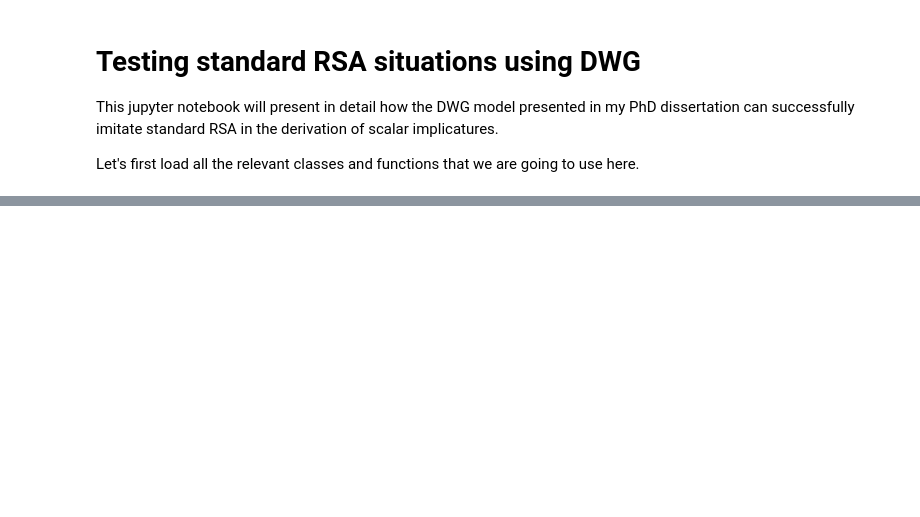
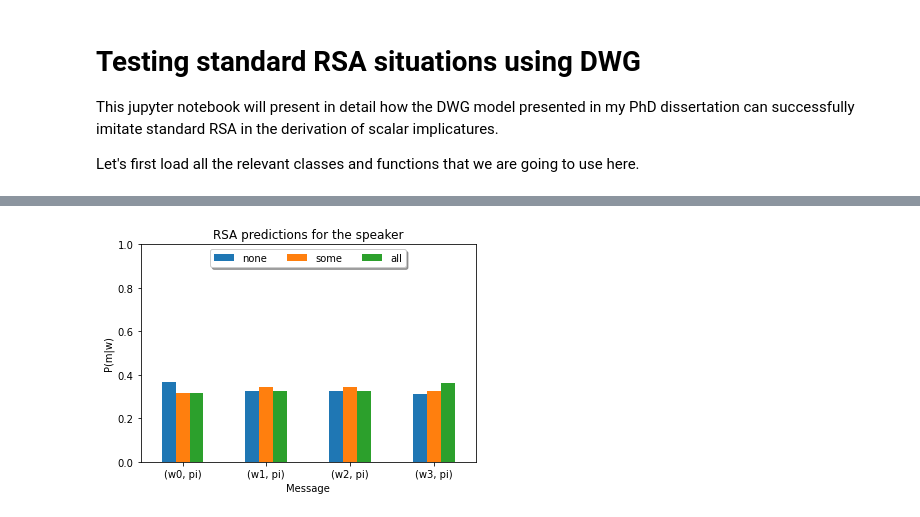
Before and after one commit to LangdP/DWG, a Jupyter notebook: RSA.ipynb, the cells around one changed output, grey strips where cells are left out. Cells and saved outputs as stored; diff of their text form; code cells hidden in the pictures; blank space fills up the shorter version.

```diff
--- a/RSA.ipynb
+++ b/RSA.ipynb
@@ -43,0 +118,8 @@ priors_i = Priors(world_priors, pers_priors, delta_soc, pi_lex)
+# %%
+# Constructing S_2 speaker
+s2 = HonestNdivSpeakerPlus(priors)
+
+# Predictions for (worlds, personae) pairs
+rsa_speak_viz(s2, socs, lexs)
+# %% [output]
+[figure, added]
```
Also changed, not shown: parts of 18 cells of this notebook, 4 other files.
